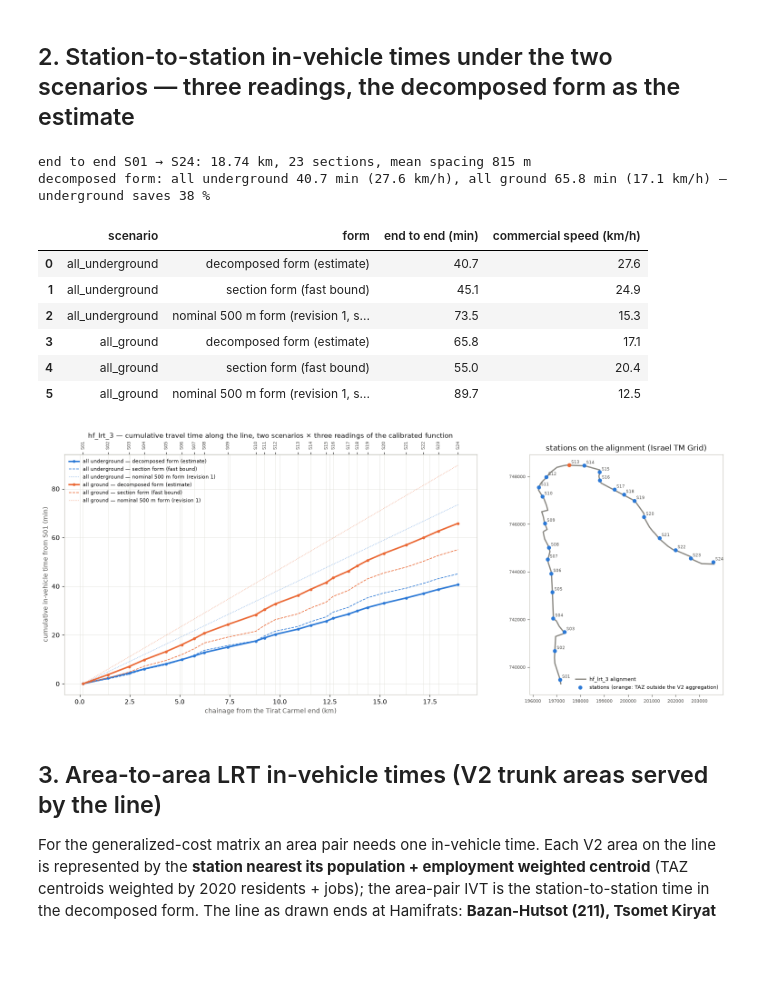
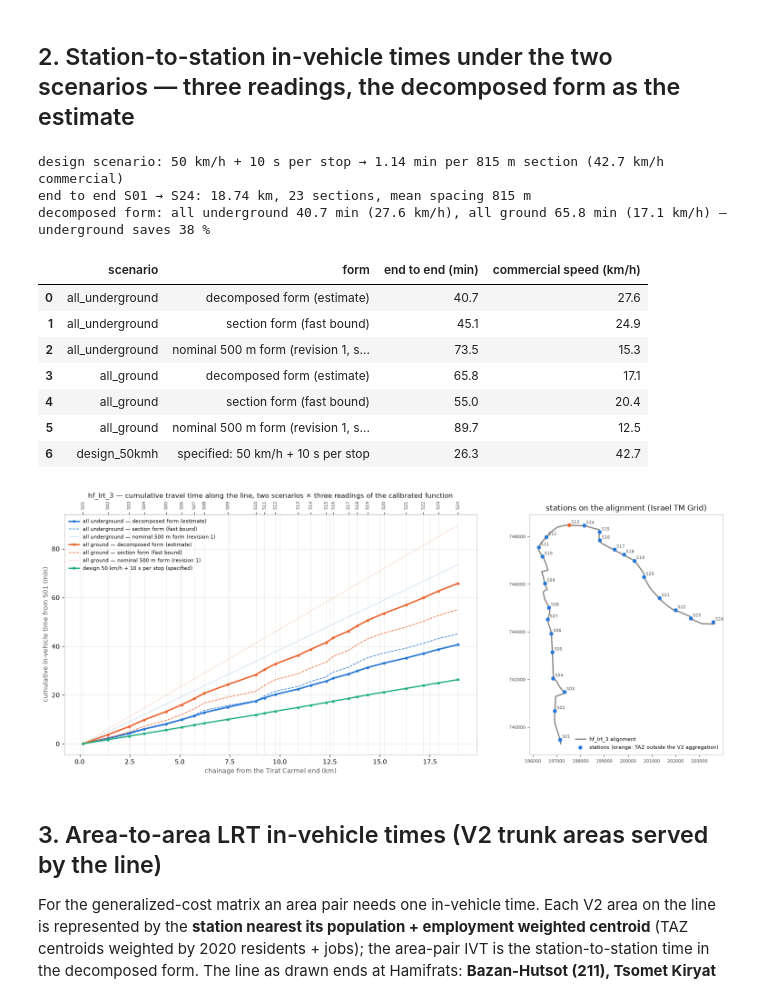
Before and after one commit to oh-da/Nofit_LRT_Extension, a Jupyter notebook: notebooks/current/LRT_line_stations_travel_time.ipynb, the cells around one changed output. Saved outputs shown, nothing was run; the diff lists cells and outputs as text; code cells hidden in the pictures; blank space fills up the shorter version.

```diff
--- a/notebooks/current/LRT_line_stations_travel_time.ipynb
+++ b/notebooks/current/LRT_line_stations_travel_time.ipynb
@@ -156,23 +156,35 @@ for sc, regime in SCEN.items():
     T[(sc, 'section')].to_csv(f'{OUT}/lrt_station_times_{sc}_section_form.csv', float_format='%.2f')          # fast bound
     T[(sc, 'nominal500m')].to_csv(f'{OUT}/lrt_station_times_{sc}_nominal500m_form.csv', float_format='%.2f')  # revision-1 reading, slow bound
 pd.DataFrame(D, index=ids, columns=ids).to_csv(f'{OUT}/lrt_station_distances_km.csv', float_format='%.3f')
+# ---- third scenario (specification of 22 Sep 2026): design speed 50 km/h between stops, 10 s dwell per stop, 5-minute headway ----
+# a specified operating regime rather than a calibrated one: running time at a constant 50 km/h plus 10 s per stop, with no acceleration / deceleration allowance
+# (the calibrated forms carry 49-74 s per stop, which is where their acceleration, deceleration and dwell sit); so this is a performance ceiling, not an observed regime
+DESIGN_SPEED_KMH, DESIGN_DWELL_S = 50.0, 10.0
+def section_time_design(d_km): return d_km / DESIGN_SPEED_KMH * 60 + DESIGN_DWELL_S / 60
+cum = np.concatenate([[0], np.cumsum([section_time_design(d) for d in seg])])
+T[('design_50kmh', 'decomposed')] = pd.DataFrame(np.abs(cum[:, None] - cum[None, :]), index=ids, columns=ids)
+T[('design_50kmh', 'decomposed')].to_csv(f'{OUT}/lrt_station_times_design_50kmh.csv', float_format='%.2f')
+print(f"design scenario: {DESIGN_SPEED_KMH:.0f} km/h + {DESIGN_DWELL_S:.0f} s per stop → {section_time_design(0.815):.2f} min per 815 m section ({0.815 / section_time_design(0.815) * 60:.1f} km/h commercial)")
 prof = st[['station_id', 'chainage_m', 'dist_to_next_m', 'AggAreaName']].copy()
 for sc, regime in SCEN.items():
     prof[f'cum_min_{sc}'] = T[(sc, 'decomposed')].iloc[0].values
     prof[f'cum_min_{sc}_section_form'] = T[(sc, 'section')].iloc[0].values
     prof[f'cum_min_{sc}_nominal500m_form'] = T[(sc, 'nominal500m')].iloc[0].values
     prof[f'section_min_{sc}'] = [section_time(d, regime) for d in seg] + [np.nan]
+prof['cum_min_design_50kmh'] = T[('design_50kmh', 'decomposed')].iloc[0].values; prof['section_min_design_50kmh'] = [section_time_design(d) for d in seg] + [np.nan]
 prof.to_csv(f'{OUT}/lrt_line_profile.csv', index=False, float_format='%.2f')
 span = chain[-1] - chain[0]; print(f"end to end S01 → S{n:02d}: {span:.2f} km, {n - 1} sections, mean spacing {span / (n - 1) * 1000:.0f} m")
 summary = []
 for sc in SCEN:
     for form, lab in [('decomposed', 'decomposed form (estimate)'), ('section', 'section form (fast bound)'), ('nominal500m', 'nominal 500 m form (revision 1, slow bound)')]:
         e = T[(sc, form)].iloc[0, -1]; summary.append({'scenario': sc, 'form': lab, 'end to end (min)': e, 'commercial speed (km/h)': span / e * 60})
+e = T[('design_50kmh', 'decomposed')].iloc[0, -1]; summary.append({'scenario': 'design_50kmh', 'form': f'specified: {DESIGN_SPEED_KMH:.0f} km/h + {DESIGN_DWELL_S:.0f} s per stop', 'end to end (min)': e, 'commercial speed (km/h)': span / e * 60})
 summary = pd.DataFrame(summary); summary.to_csv(f'{OUT}/lrt_end_to_end_summary.csv', index=False, float_format='%.2f')
 ug, gr = T[('all_underground', 'decomposed')].iloc[0, -1], T[('all_ground', 'decomposed')].iloc[0, -1]
 print(f"decomposed form: all underground {ug:.1f} min ({span / ug * 60:.1f} km/h), all ground {gr:.1f} min ({span / gr * 60:.1f} km/h) — underground saves {(1 - ug / gr) * 100:.0f} %")
 summary.round(1)
 # %% [output]
+design scenario: 50 km/h + 10 s per stop → 1.14 min per 815 m section (42.7 km/h commercial)
 end to end S01 → S24: 18.74 km, 23 sections, mean spacing 815 m
 decomposed form: all underground 40.7 min (27.6 km/h), all ground 65.8 min (17.1 km/h) — underground saves 38 %
 |  | scenario | form | end to end (min) | commercial speed (km/h) |
@@ -182,27 +194,29 @@ decomposed form: all underground 40.7 min (27.6 km/h), all ground 65.8 min (17.1
 | 3 | all_ground | decomposed form (estimate) | 65.8 | 17.1 |
 | 4 | all_ground | section form (fast bound) | 55.0 | 20.4 |
 | 5 | all_ground | nominal 500 m form (revision 1, s... | 89.7 | 12.5 |
+| 6 | design_50kmh | specified: 50 km/h + 10 s per stop | 26.3 | 42.7 |
 # %%
 fig, axes = plt.subplots(1, 2, figsize=(16, 6.5), facecolor='white', gridspec_kw={'width_ratios': [1.6, 1]})
 ax = axes[0]
 for sc, color in [('all_underground', BLUE), ('all_ground', ORANGE)]:
     ax.plot(prof['chainage_m'] / 1000, prof[f'cum_min_{sc}'], color=color, lw=2.4, marker='o', ms=3.5, label=f'{sc.replace("_", " ")} — decomposed form (estimate)')
     ax.plot(prof['chainage_m'] / 1000, prof[f'cum_min_{sc}_section_form'], color=color, lw=1.1, ls='--', label=f'{sc.replace("_", " ")} — section form (fast bound)')
     ax.plot(prof['chainage_m'] / 1000, prof[f'cum_min_{sc}_nominal500m_form'], color=color, lw=0.9, ls=':', alpha=0.7, label=f'{sc.replace("_", " ")} — nominal 500 m form (revision 1)')
+ax.plot(prof['chainage_m'] / 1000, prof['cum_min_design_50kmh'], color=AQUA, lw=2.0, marker='s', ms=3, label='design 50 km/h + 10 s per stop (specified)')
 for _, r in prof.iterrows(): ax.axvline(r['chainage_m'] / 1000, color=GRID, lw=0.5, zorder=0)
 ax.set_xlabel('chainage from the Tirat Carmel end (km)', color=INK2); ax.set_ylabel('cumulative in-vehicle time from S01 (min)', color=INK2)
 ax.set_title('hf_lrt_3 — cumulative travel time along the line, two scenarios × three readings of the calibrated function', color=INK, fontsize=11); ax.legend(frameon=False, fontsize=8)
 ax.grid(True, color=GRID, lw=0.6); [s.set_color(AXIS) for s in ax.spines.values()]
 sec_ax = ax.secondary_xaxis('top'); sec_ax.set_xticks(prof['chainage_m'] / 1000); sec_ax.set_xticklabels(prof['station_id'], fontsize=7, rotation=90, color=INK2)
 ax = axes[1]
 ax.plot(L.xy[0], L.xy[1], color=MUTED, lw=2, label='hf_lrt_3 alignment')
 ax.scatter(st['x'], st['y'], c=[BLUE if pd.notna(a) else ORANGE for a in st['AggCode']], s=28, zorder=3, label='stations (orange: TAZ outside the V2 aggregation)')
 for _, r in st.iterrows(): ax.annotate(r['station_id'], (r['x'], r['y']), fontsize=6.5, color=INK2, xytext=(3, 3), textcoords='offset points')
 ax.set_aspect('equal'); ax.set_title('stations on the alignment (Israel TM Grid)', color=INK, fontsize=12); ax.legend(frameon=False, fontsize=8, loc='lower right'); ax.tick_params(labelsize=7, colors=INK2)
 [s.set_color(AXIS) for s in ax.spines.values()]
 plt.tight_layout(); fig.savefig('Output/figures/lrt_line_profile_hf_lrt_3.png', dpi=150, bbox_inches='tight', facecolor='white'); plt.show()
 # %% [output]
-[figure, old version]
+[figure, new version]
 # %% [markdown]
 ## 3. Area-to-area LRT in-vehicle times (V2 trunk areas served by the line)
 
```
Also changed, not shown: parts of 1 cell of this notebook, 5 other files.
